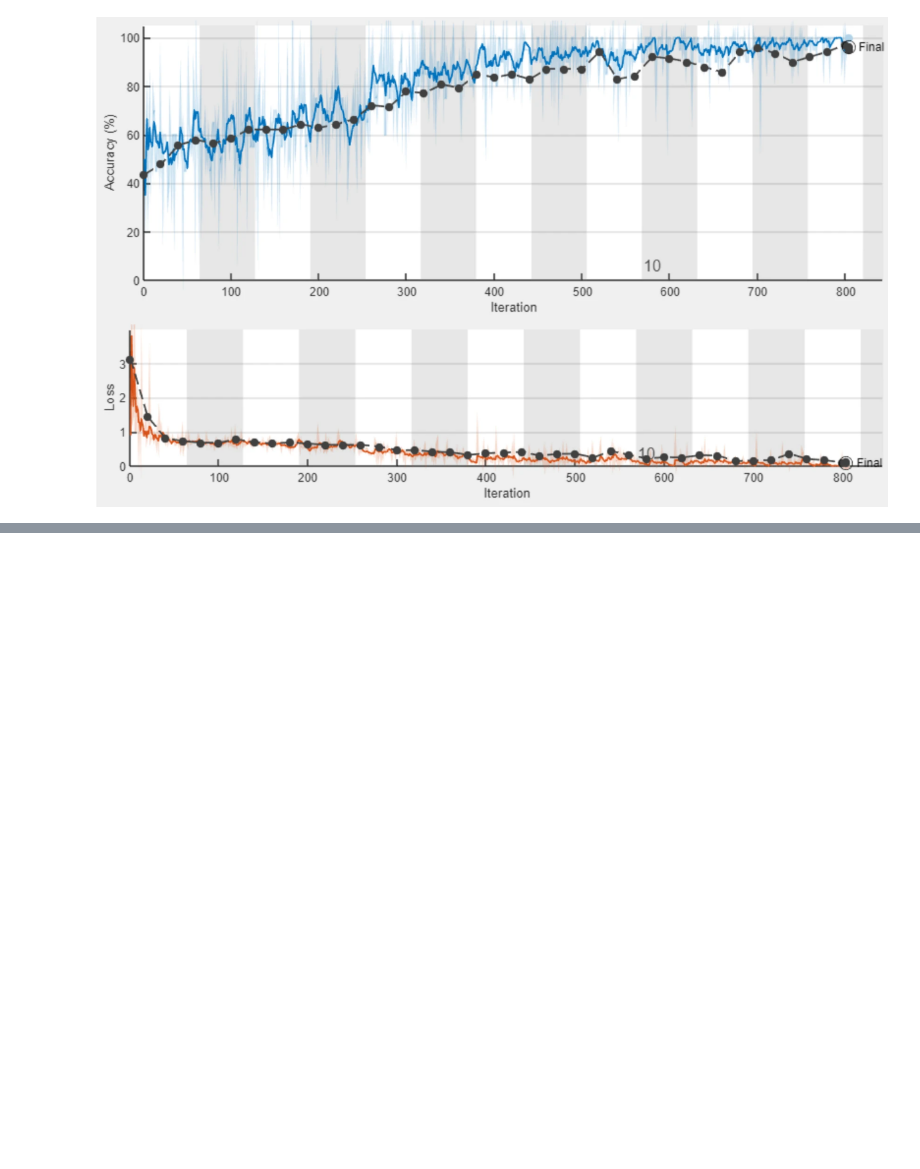
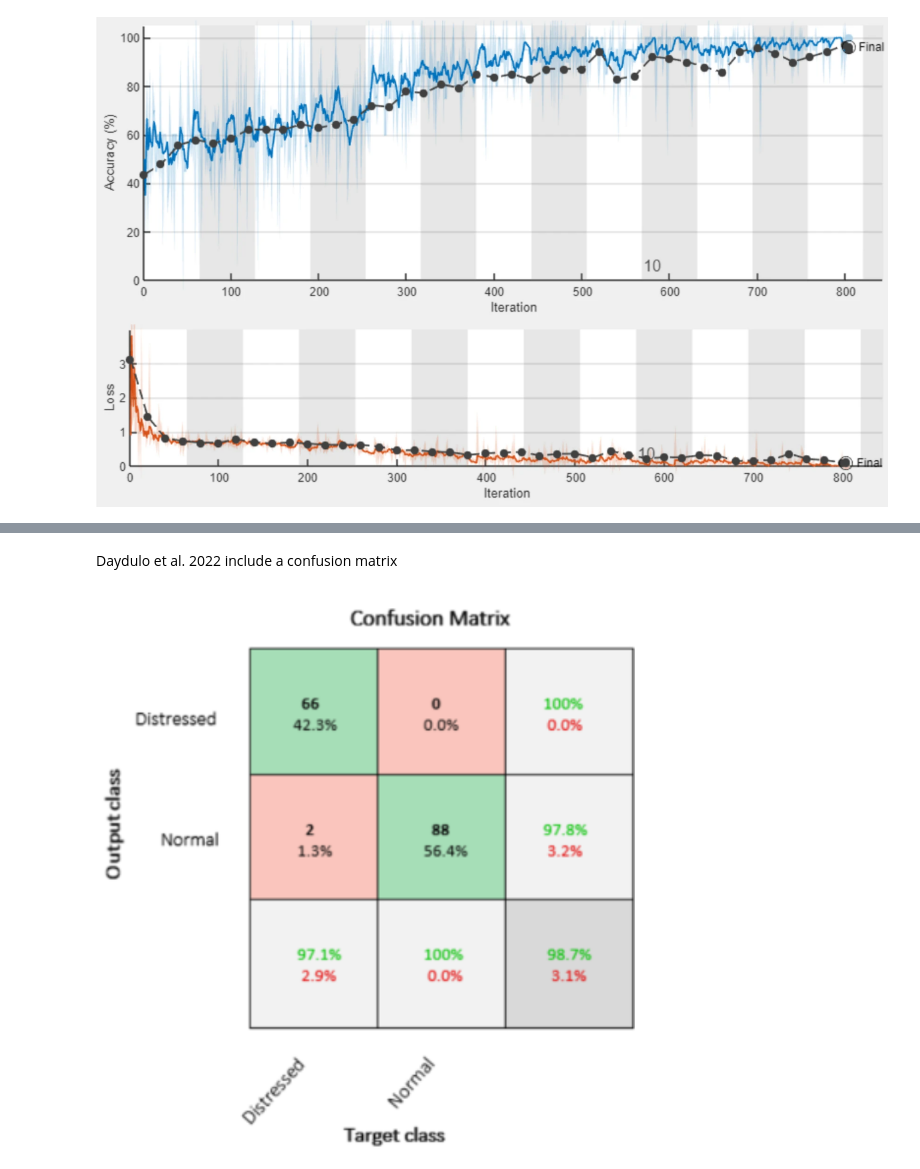
Before and after one commit to birth-outcomes/ctg_exploratory, a Jupyter notebook: 09_daydulo_resnet50.ipynb, the cells around one changed output, grey strips where cells are left out. Drawn from its saved outputs; the diff is of its cells as text; code cells hidden in the pictures; blank space fills up the shorter version.

```diff
--- a/09_daydulo_resnet50.ipynb
+++ b/09_daydulo_resnet50.ipynb
@@ -231,0 +286,6 @@ Image.open('images/daydulo_figure9a.png')
+# %% [markdown]
+Daydulo et al. 2022 include a confusion matrix
+# %%
+Image.open('images/daydulo_table1a.png')
+# %% [output]
+[figure, added]
```
Also changed, not shown: parts of 10 cells of this notebook.
